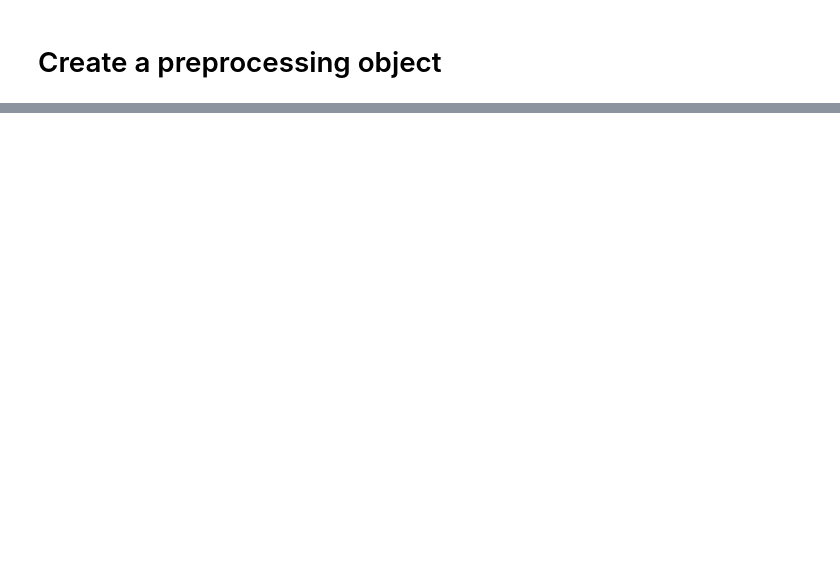
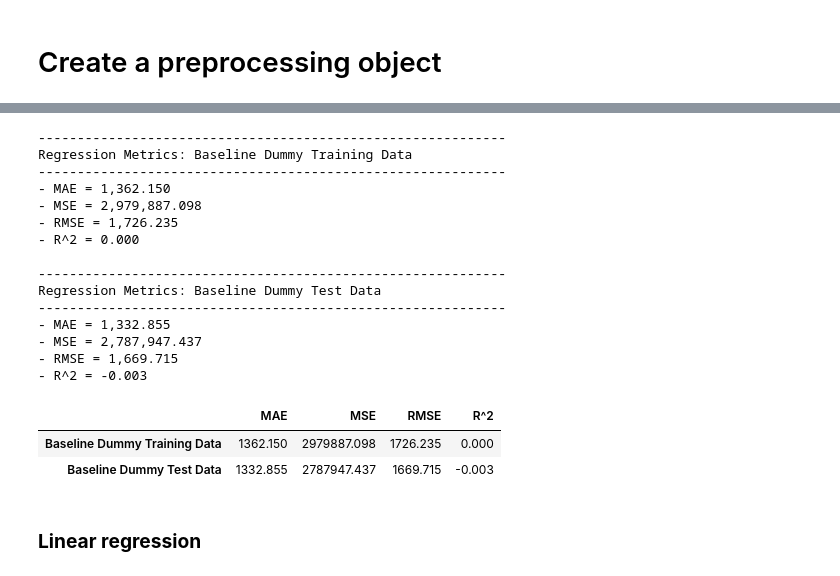
Before and after one commit to brittanymlassiter/Prediction-of-Product-Sales, a Jupyter notebook: Prediction_of_Product_Sales.ipynb, the cells around one changed output, grey strips where cells are left out. Cells and saved outputs as stored; diff of their text form; code cells hidden in the pictures; blank space fills up the shorter version.

```diff
--- a/Prediction_of_Product_Sales.ipynb
+++ b/Prediction_of_Product_Sales.ipynb
@@ -1408,0 +1454,9 @@ sklearn.compose._column_transformer.ColumnTransformer
+# %%
+## Create an instance of the model
+dummy = DummyRegressor(strategy = 'mean')
+
+## Create a model pipeline
+dummy_pipe = make_pipeline(preprocessor, dummy)
+
+## Fit the model
+dummy_pipe.fit(X_train,y_train)
@@ -1408,0 +1516,28 @@ sklearn.compose._column_transformer.ColumnTransformer
+# %%
+## Display model performance metrics using a function
+
+dummy_metrics = evaluate_regression(dummy_pipe, X_train, y_train, X_test, y_test, verbose = True,
+                        output_frame=True, model_name = 'Baseline Dummy')
+
+dummy_metrics
+# %% [output]
+------------------------------------------------------------
+Regression Metrics: Baseline Dummy Training Data
+------------------------------------------------------------
+- MAE = 1,362.150
+- MSE = 2,979,887.098
+- RMSE = 1,726.235
+- R^2 = 0.000
+
+------------------------------------------------------------
+Regression Metrics: Baseline Dummy Test Data
+------------------------------------------------------------
+- MAE = 1,332.855
+- MSE = 2,787,947.437
+- RMSE = 1,669.715
+- R^2 = -0.003
+|  | MAE | MSE | RMSE | R^2 |
+| Baseline Dummy Training Data | 1362.150 | 2979887.098 | 1726.235 | 0.000 |
+| Baseline Dummy Test Data | 1332.855 | 2787947.437 | 1669.715 | -0.003 |
+# %% [markdown]
+### **Linear regression**
```
Also changed, not shown: parts of 94 cells of this notebook.
